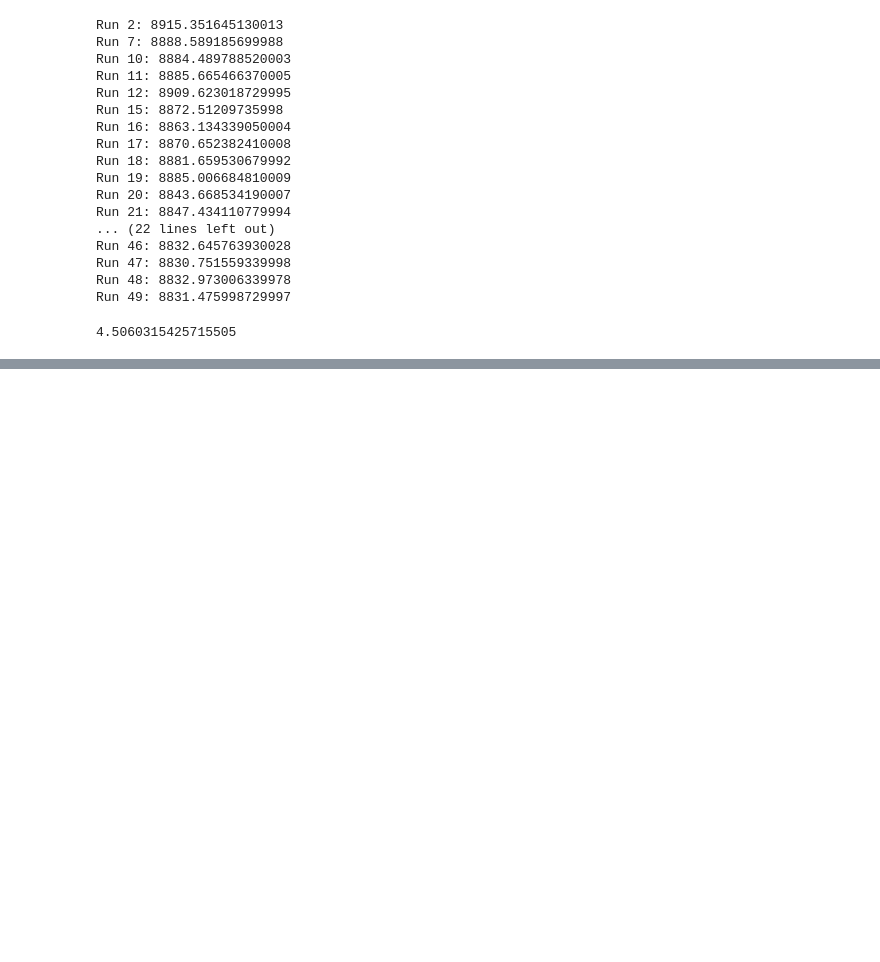
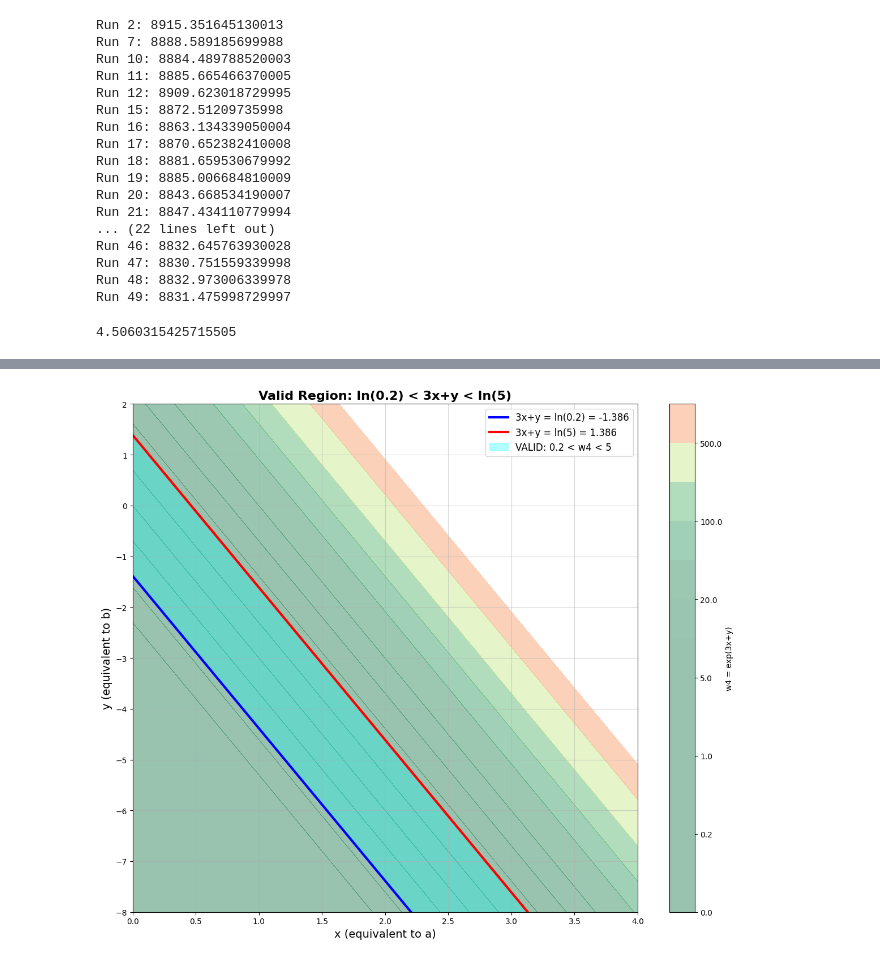
Before and after one commit to dsgiitr/SADD, a Jupyter notebook: sfd-main/try.ipynb, the cells around one changed output, grey strips where cells are left out. Drawn from its saved outputs; the diff is of its cells as text; code cells hidden in the pictures; blank space fills up the shorter version.

```diff
--- a/sfd-main/try.ipynb
+++ b/sfd-main/try.ipynb
@@ -313,0 +1801,57 @@ find_fid_score("/home/cherish/SADD/sfd-main/fid.txt","00050-cifar10-4-2-dpmpp-3-
+# %%
+import numpy as np
+import matplotlib.pyplot as plt
+
+# Create figure
+fig, ax = plt.subplots(figsize=(12, 10))
+
+# Extended range
+x_vals = np.linspace(0, 4.0, 500)
+y_vals = np.linspace(-8, 2, 500)
+X, Y = np.meshgrid(x_vals, y_vals)
+
+# Calculate constraint value
+constraint_val = 3*X + Y
+
+# Bounds
+lower_bound = np.log(0.25)  # ≈ -1.609
+upper_bound = np.log(4)     # ≈ 1.609
+
+# Create mask for valid region
+valid_region = (constraint_val > lower_bound) & (constraint_val < upper_bound)
+
+# Plot contours of w4 values
+W4 = np.exp(constraint_val)
+contour = ax.contourf(X, Y, W4, levels=[0, 0.1, 0.2, 0.5, 1, 2, 5, 10, 20, 50, 100, 200, 500, 1000],
+                      cmap='RdYlGn_r', alpha=0.4)
+plt.colorbar(contour, ax=ax, label='w4 = exp(3x+y)')
+
+# Draw constraint boundary lines
+lower_line = lower_bound - 3 * x_vals
+upper_line = upper_bound - 3 * x_vals
+
+ax.plot(x_vals, lower_line, 'b-', linewidth=3,
+        label=f'3x+y = ln(0.2) = {lower_bound:.3f}')
+ax.plot(x_vals, upper_line, 'r-', linewidth=3,
+        label=f'3x+y = ln(5) = {upper_bound:.3f}')
+
+# Shade the valid region
+ax.fill_between(x_vals, lower_line, upper_line, alpha=0.3, color='cyan',
+                label='VALID: 0.2 < w4 < 5')
+
+# Add grid lines at your specified scale
+ax.set_xticks(np.arange(0, 4.5, 0.5))
+ax.set_yticks(np.arange(-8, 3, 1))
+ax.grid(True, alpha=0.5, linewidth=0.8)
+
+ax.set_xlabel('x (equivalent to a)', fontsize=14)
+ax.set_ylabel('y (equivalent to b)', fontsize=14)
+ax.set_title('Valid Region: ln(0.2) < 3x+y < ln(5)', fontsize=16, fontweight='bold')
+ax.legend(fontsize=12, loc='upper right')
+ax.set_xlim(0, 4.0)
+ax.set_ylim(-8, 2)
+
+plt.tight_layout()
+plt.show()
+# %% [output]
+[figure, added]
```
Also changed, not shown: parts of 15 cells of this notebook, 18 other files.
